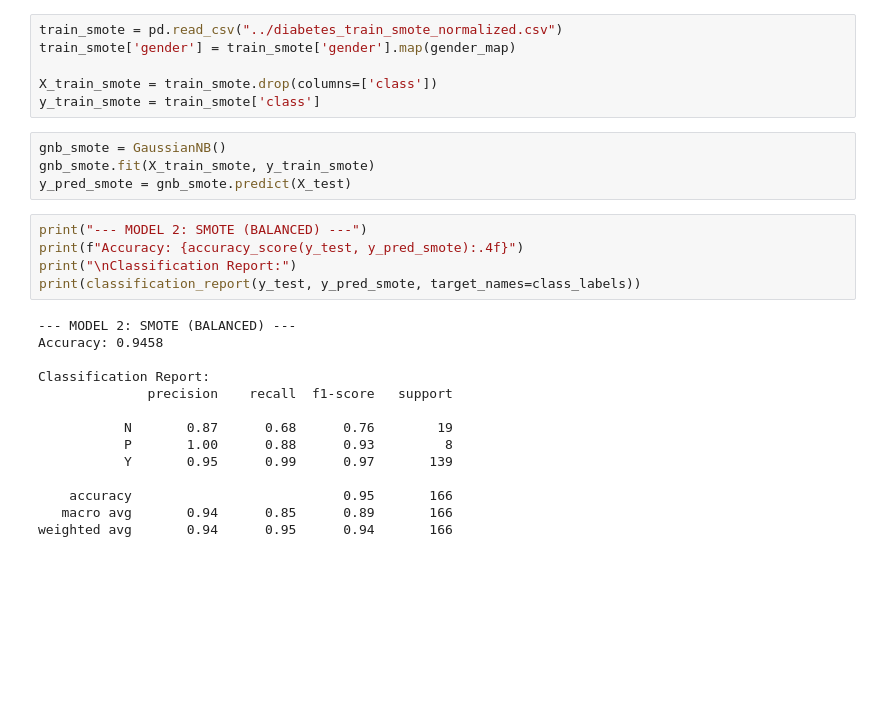
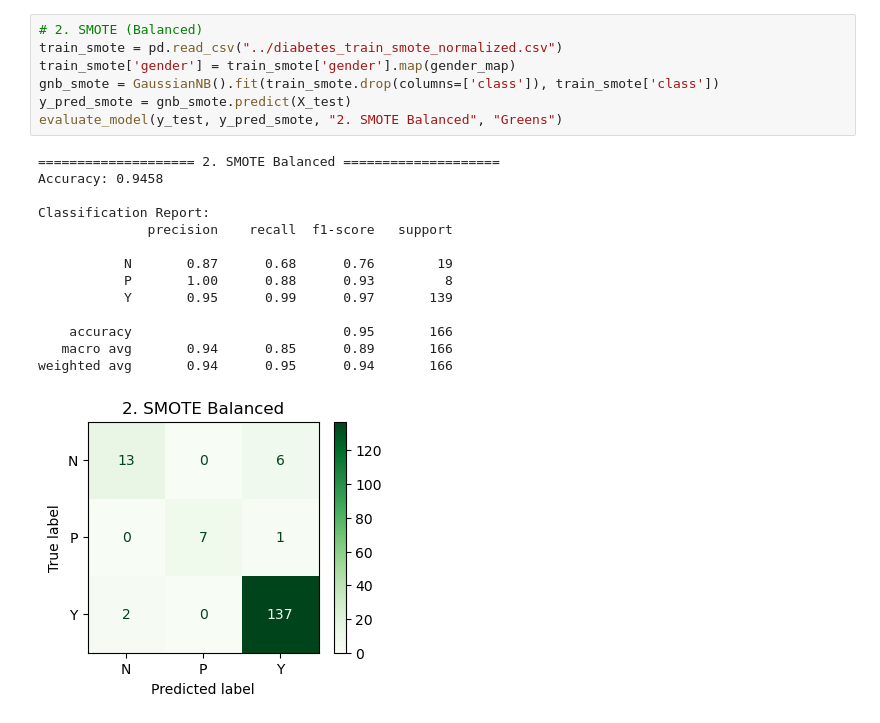
Before and after one commit to OmarH-creator/Diabetes-Prediction, a Jupyter notebook: Models/Naive_Bayes_v2.ipynb, the cells around one changed output. Drawn from its saved outputs; the diff is of its cells as text; blank space fills up the shorter version.

```diff
--- a/Models/Naive_Bayes_v2.ipynb
+++ b/Models/Naive_Bayes_v2.ipynb
@@ -57,29 +60,22 @@ plt.show()
 # %%
+# 2. SMOTE (Balanced)
 train_smote = pd.read_csv("../diabetes_train_smote_normalized.csv")
 train_smote['gender'] = train_smote['gender'].map(gender_map)
-
-X_train_smote = train_smote.drop(columns=['class'])
-y_train_smote = train_smote['class']
+gnb_smote = GaussianNB().fit(train_smote.drop(columns=['class']), train_smote['class'])
+y_pred_smote = gnb_smote.predict(X_test)
+evaluate_model(y_test, y_pred_smote, "2. SMOTE Balanced", "Greens")
+# %% [output]
+==================== 2. SMOTE Balanced ====================
+Accuracy: 0.9458
+
+Classification Report:
+              precision    recall  f1-score   support
+
+           N       0.87      0.68      0.76        19
+           P       1.00      0.88      0.93         8
+           Y       0.95      0.99      0.97       139
+
+    accuracy                           0.95       166
+   macro avg       0.94      0.85      0.89       166
+weighted avg       0.94      0.95      0.94       166
+[figure, added]
-# %%
-gnb_smote = GaussianNB()
-gnb_smote.fit(X_train_smote, y_train_smote)
-y_pred_smote = gnb_smote.predict(X_test)
-# %%
-print("--- MODEL 2: SMOTE (BALANCED) ---")
-print(f"Accuracy: {accuracy_score(y_test, y_pred_smote):.4f}")
-print("\nClassification Report:")
-print(classification_report(y_test, y_pred_smote, target_names=class_labels))
-# %% [output]
---- MODEL 2: SMOTE (BALANCED) ---
-Accuracy: 0.9458
-
-Classification Report:
-              precision    recall  f1-score   support
-
-           N       0.87      0.68      0.76        19
-           P       1.00      0.88      0.93         8
-           Y       0.95      0.99      0.97       139
-
-    accuracy                           0.95       166
-   macro avg       0.94      0.85      0.89       166
-weighted avg       0.94      0.95      0.94       166
```
Also changed, not shown: parts of 21 cells of this notebook.
